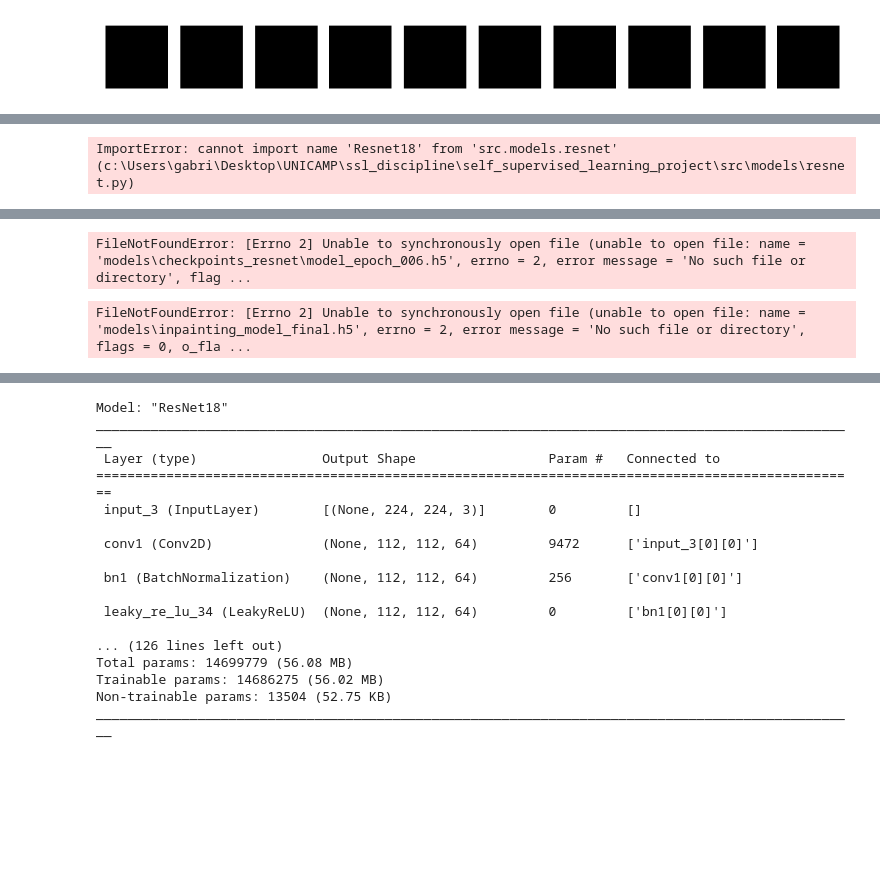
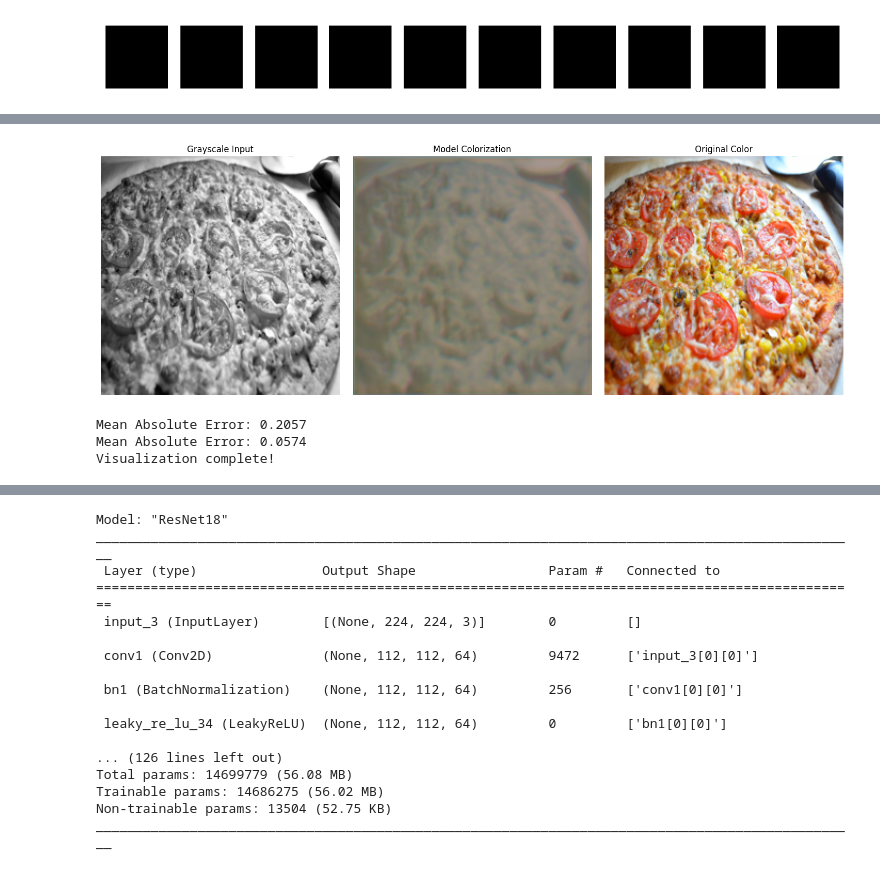
Before and after one commit to cassuci/mc959_ssl, a Jupyter notebook: test.ipynb, the cells around one changed output, grey strips where cells are left out. Drawn from its saved outputs; the diff is of its cells as text; code cells hidden in the pictures; blank space fills up the shorter version.

```diff
--- a/test.ipynb
+++ b/test.ipynb
@@ -94,7 +113,9 @@ from tqdm import tqdm
 import sys
 
 #sys.path.append(os.path.abspath(os.path.join(os.path.dirname(__file__), "..")))
-from src.models.resnet import ResNet50, Resnet18
+from src.models.resnet import ResNet50, ResNet18
+
+from skimage.color import rgb2lab, lab2rgb  # Import for color space conversion
 
 def load_and_preprocess_image(image_path):
     """Load and preprocess a single image for colorization."""
@@ -102,7 +123,7 @@ def load_and_preprocess_image(image_path):
     img = np.load(image_path)
 
     # Convert to float and normalize
-    img = tf.cast(img, tf.float32) / 255.0
+    img = tf.cast(img, tf.float32) #/ 255.0
 
     # Ensure grayscale input
     if len(img.shape) == 3 and img.shape[-1] == 3:
@@ -116,7 +137,7 @@ def load_and_preprocess_image(image_path):
 def visualize_colorization(model_path, image_path):
     """Load model, process image, and visualize results."""
     # Initialize model
-    model = Resnet18((224, 224, 1))
+    model = ResNet18((224, 224, 1))
 
     # Load trained weights
     model.load_weights(model_path)
@@ -126,15 +147,28 @@ def visualize_colorization(model_path, image_path):
 
     # Get model prediction
     predicted_color = model.predict(input_image)
+    L, a, b = tf.unstack(predicted_color, axis=-1)
+
+    # Scale L channel to [0, 1]
+    L = L * 100.0
+
+    # Scale a and b channels to [0, 1]
+    a = (a * 255.0) - 128.0  # Scale a from [-128, 127] to [0, 1]
+    b = (b * 255.0) - 128.0  # Scale b from [-128, 127] to [0, 1]
+
+    # Stack channels back together
+    predicted_color = tf.stack([L, a, b], axis=-1)
+    predicted_color = lab2rgb(predicted_color)
 
     # Remove batch dimension
     input_image = tf.squeeze(input_image)
-    predicted_color = tf.squeeze(predicted_color) * 255.0
+    predicted_color = tf.squeeze(predicted_color) #* 255.0
 
     # Load original color image for comparison
     color_path = image_path.replace('gray', 'color')
     original_color = np.load(color_path)
-    original_color = original_color.astype(np.float32) #/ 255.0
+    original_color = lab2rgb(original_color)
+    original_color = original_color.astype(np.float32)
 
     # Create figure with three subplots
     plt.figure(figsize=(15, 5))
@@ -165,11 +199,9 @@ def visualize_colorization(model_path, image_path):
     mse = tf.reduce_mean(tf.square(original_color - predicted_color))
     print(f"Mean Absolute Error: {mae:.4f}")
     print(f"Mean Absolute Error: {mse:.4f}")
-# %% [output]
-ImportError: cannot import name 'Resnet18' from 'src.models.resnet' (c:\Users\gabri\Desktop\UNICAMP\ssl_discipline\self_supervised_learning_project\src\models\resnet.py)
 # %%
 # Set up paths
-model_path = os.path.join("models", "checkpoints", "model_epoch_006.h5")
+model_path = os.path.join("models", "checkpoints", "model_epoch_024.h5")
 data_dir = os.path.join("F:\\ssl_images\\data", "processed", "coco", 'colorization')
 
 # Get a test image path (using the first grayscale image in the directory)
@@ -178,7 +210,7 @@ test_image = next(
     for f in os.listdir(data_dir)
     if f.startswith("gray")
 )
-test_image = test_image.replace('_0', '_55')
+test_image = test_image.replace('0', '711')
 print(test_image)
 
 print("Running colorization inference...")
@@ -190 +223,4 @@ Running colorization inference...
+[figure, added]
-FileNotFoundError: [Errno 2] Unable to synchronously open file (unable to open file: name = 'models\checkpoints_resnet\model_epoch_006.h5', errno = 2, error message = 'No such file or directory', flag ...
+Mean Absolute Error: 0.2057
+Mean Absolute Error: 0.0574
+Visualization complete!
@@ -325,19 +226,0 @@ def visualize_multiple_samples(model_path, data_dir, num_samples=5):
-# %%
-
-# Example usage in notebook:
-model_path = os.path.join("models", "inpainting_model_final.h5")
-data_dir = os.path.join("F:\\ssl_images\\data", "processed", "coco", 'inpainting')
-
-# For single image visualization:
-test_image = next(
-    os.path.join(data_dir, f)
-    for f in os.listdir(data_dir)
-    if f.startswith("masked")
-)
-model = visualize_inpainting(model_path, test_image)
-
-# For multiple images visualization:
-print("\nVisualizing multiple samples...")
-visualize_multiple_samples(model_path, data_dir, num_samples=3)
-# %% [output]
-FileNotFoundError: [Errno 2] Unable to synchronously open file (unable to open file: name = 'models\inpainting_model_final.h5', errno = 2, error message = 'No such file or directory', flags = 0, o_fla ...
```
Also changed, not shown: parts of 11 cells of this notebook, 2 other files.
